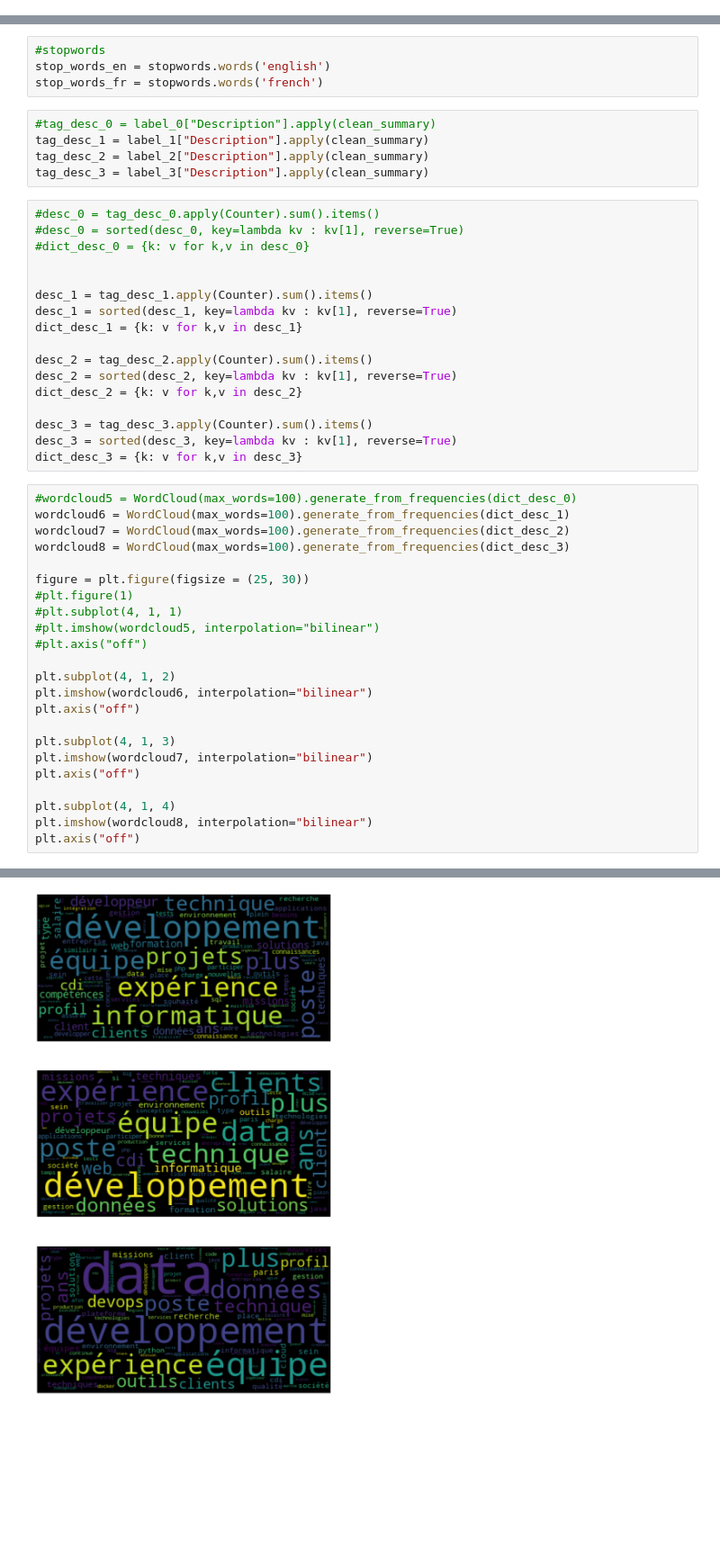
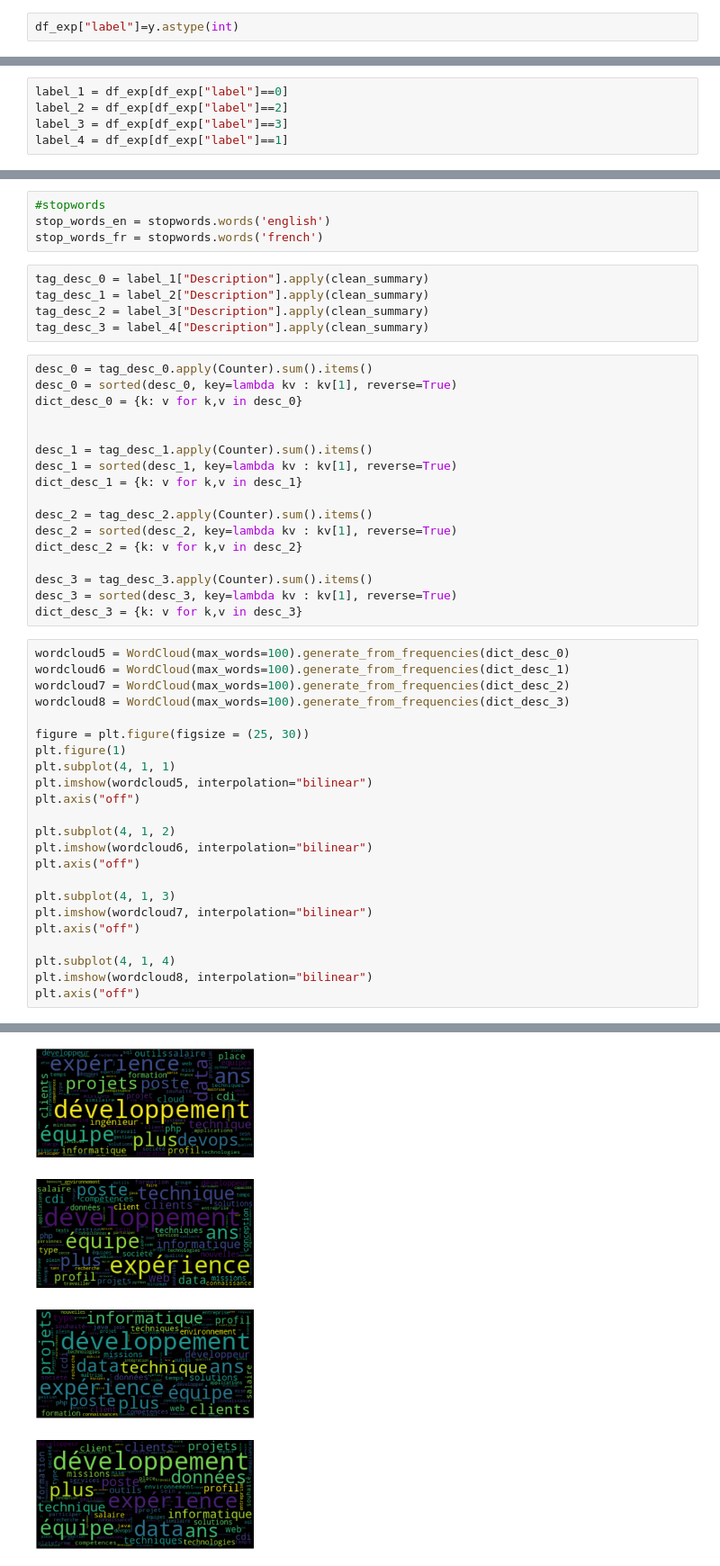
Before and after one commit to Biolfa/PROJET-ML---INDEED, a Jupyter notebook: data_visualisation.ipynb, the cells around one changed output, grey strips where cells are left out. Shown at 90% size. Cells and saved outputs as stored; diff of their text form; blank space fills up the shorter version.

```diff
--- a/data_visualisation.ipynb
+++ b/data_visualisation.ipynb
@@ -15,0 +13,2 @@ label_3 = df_annually[df_annually["salary_label_3"]==3]
+# %%
+df_exp["label"]=y.astype(int)
@@ -16,3 +31,8 @@ label_3 = df_annually[df_annually["salary_label_3"]==3]
+# %%
+label_1 = df_exp[df_exp["label"]==0]
+label_2 = df_exp[df_exp["label"]==2]
+label_3 = df_exp[df_exp["label"]==3]
+label_4 = df_exp[df_exp["label"]==1]
 # %%
 def clean_title(title):
     title = word_tokenize(title)
@@ -97,14 +117,14 @@ def clean_summary(desc):
 stop_words_en = stopwords.words('english')
 stop_words_fr = stopwords.words('french')
 # %%
-#tag_desc_0 = label_0["Description"].apply(clean_summary)
-tag_desc_1 = label_1["Description"].apply(clean_summary)
-tag_desc_2 = label_2["Description"].apply(clean_summary)
-tag_desc_3 = label_3["Description"].apply(clean_summary)
+tag_desc_0 = label_1["Description"].apply(clean_summary)
+tag_desc_1 = label_2["Description"].apply(clean_summary)
+tag_desc_2 = label_3["Description"].apply(clean_summary)
+tag_desc_3 = label_4["Description"].apply(clean_summary)
 # %%
-#desc_0 = tag_desc_0.apply(Counter).sum().items()
-#desc_0 = sorted(desc_0, key=lambda kv : kv[1], reverse=True)
-#dict_desc_0 = {k: v for k,v in desc_0}
+desc_0 = tag_desc_0.apply(Counter).sum().items()
+desc_0 = sorted(desc_0, key=lambda kv : kv[1], reverse=True)
+dict_desc_0 = {k: v for k,v in desc_0}
 
 
 desc_1 = tag_desc_1.apply(Counter).sum().items()
@@ -119,28 +139,28 @@ desc_3 = tag_desc_3.apply(Counter).sum().items()
 desc_3 = sorted(desc_3, key=lambda kv : kv[1], reverse=True)
 dict_desc_3 = {k: v for k,v in desc_3}
 # %%
-#wordcloud5 = WordCloud(max_words=100).generate_from_frequencies(dict_desc_0)
+wordcloud5 = WordCloud(max_words=100).generate_from_frequencies(dict_desc_0)
 wordcloud6 = WordCloud(max_words=100).generate_from_frequencies(dict_desc_1)
 wordcloud7 = WordCloud(max_words=100).generate_from_frequencies(dict_desc_2)
 wordcloud8 = WordCloud(max_words=100).generate_from_frequencies(dict_desc_3)
 
 figure = plt.figure(figsize = (25, 30))
-#plt.figure(1)
-#plt.subplot(4, 1, 1)
-#plt.imshow(wordcloud5, interpolation="bilinear")
-#plt.axis("off")
+plt.figure(1)
+plt.subplot(4, 1, 1)
+plt.imshow(wordcloud5, interpolation="bilinear")
+plt.axis("off")
 
 plt.subplot(4, 1, 2)
 plt.imshow(wordcloud6, interpolation="bilinear")
 plt.axis("off")
 
 plt.subplot(4, 1, 3)
 plt.imshow(wordcloud7, interpolation="bilinear")
 plt.axis("off")
 
 plt.subplot(4, 1, 4)
 plt.imshow(wordcloud8, interpolation="bilinear")
 plt.axis("off")
 # %% [output]
 (-0.5, 399.5, 199.5, -0.5)
-[figure, old version]
+[figure, new version]
```
Also changed, not shown: parts of 22 cells of this notebook, 16 other files.
